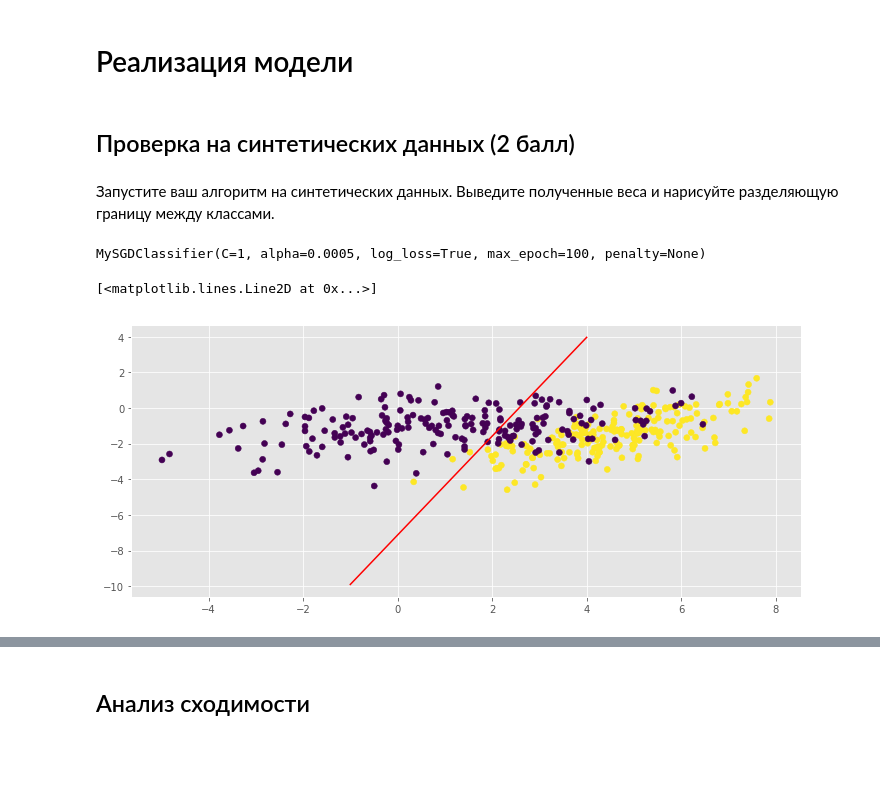
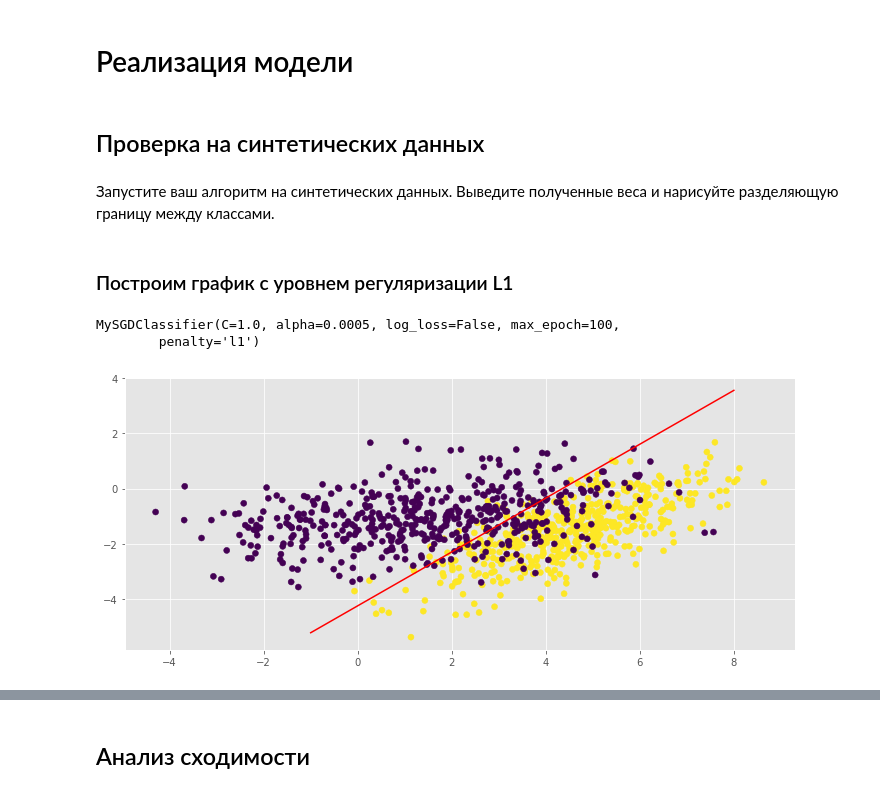
Before and after one commit to AndrewLrrr/otus-big-data, a Jupyter notebook: hw3/homework.ipynb, the cells around one changed output, grey strips where cells are left out. Cells and saved outputs as stored; diff of their text form; code cells hidden in the pictures; blank space fills up the shorter version.

```diff
--- a/hw3/homework.ipynb
+++ b/hw3/homework.ipynb
@@ -32,19 +33,21 @@ class MySGDClassifier(BaseEstimator, ClassifierMixin):
     Предполагается, что в выборке всегда 2 класса
     """
 
-    def __init__(self, C=1, alpha=0.0005, max_epoch=100, penalty='l2', log_loss=False):
+    def __init__(self, C=1.0, alpha=0.0005, max_epoch=100, penalty='l2', log_loss=False):
         """
         C - коэф. регуляризации
         alpha - скорость спуска
         max_epoch - максимальное количество эпох
+        penalty - тип регуляризации
         """
 
         self.C = C
         self.alpha = alpha
         self.max_epoch = max_epoch
+        self.penalty = penalty
+        self.log_loss = log_loss
         self.w = None
         self.loss_history = None
-        self.log_loss = log_loss
 
     def fit(self, X, y=None):
         """
@@ -69,10 +72,14 @@ class MySGDClassifier(BaseEstimator, ClassifierMixin):
             for idx in p:
                 xi = X[[idx]]
                 yi = y[idx]
-                gradients = xi.T.dot((self._sigmoid(np.dot(xi, self.w)) - yi))
+                gradients = xi.T.dot(self._sigmoid(np.dot(xi, self.w)) - yi)
+                if self.penalty == 'l2':
+                    penalty = self.C * self.w
+                    penalty[0] = 0 # Исключаем bias
+                    gradients += penalty
                 # gradients = 2 * xi.T.dot(xi.dot(self.w) - yi)
                 self.w -= self.alpha * gradients
-                if self.log_loss:
+                if self.log_loss and idx % 100 == 0:
                     self.loss_history.append(self._log_loss_all(X, y))
         return self
 
@@ -107,13 +114,19 @@ class MySGDClassifier(BaseEstimator, ClassifierMixin):
     def _log_loss_all(self, X, y):
         predictions = self._sigmoid(np.dot(X, self.w))
         loss = -np.sum(y * np.log(predictions) + (1.0 - y) * np.log(1.0 - predictions))
-        return loss / X.shape[0]
+        penalty = 0
+        if self.penalty == 'l1':
+            penalty = (self.C / 2.0 * X.shape[0]) * la.norm(self.w[1:])
+        elif self.penalty == 'l2':
+            penalty = ((self.C / 2.0 * X.shape[0]) * self.w[1:].T.dot(self.w[1:]))[0][0]
+        loss = loss / X.shape[0]
+        return loss + penalty
 
     @staticmethod
     def _sigmoid(s):
         return 1.0 / (1.0 + np.exp(-s))
 # %% [markdown]
-## Проверка на синтетических данных (2 балл)
+## Проверка на синтетических данных
 # %% [markdown]
 Запустите ваш алгоритм на синтетических данных.
 Выведите полученные веса и нарисуйте разделяющую границу между классами.
@@ -122,22 +135,23 @@ np.random.seed(0)
 
 C1 = np.array([[0., -0.8], [1.5, 0.8]])
 C2 = np.array([[1., -0.7], [2., 0.7]])
-gauss1 = np.dot(np.random.randn(200, 2) + np.array([5, 3]), C1)
-gauss2 = np.dot(np.random.randn(200, 2) + np.array([1.5, 0]), C2)
+gauss1 = np.dot(np.random.randn(500, 2) + np.array([5, 3]), C1)
+gauss2 = np.dot(np.random.randn(500, 2) + np.array([1.5, 0]), C2)
 
 X = np.vstack([gauss1, gauss2])
-y = np.r_[np.ones(200), np.zeros(200)]
-
-model = MySGDClassifier(max_epoch=100, log_loss=True)
-model.fit(X, y)
+y = np.r_[np.ones(500), np.zeros(500)]
-# %% [output]
-MySGDClassifier(C=1, alpha=0.0005, log_loss=True, max_epoch=100, penalty=None)
+# %% [markdown]
+### Построим график с уровнем регуляризации L1
+# %%
+model_l1 = MySGDClassifier(max_epoch=100, penalty='l1')
+model_l1.fit(X, y)
+# %% [output]
+MySGDClassifier(C=1.0, alpha=0.0005, log_loss=False, max_epoch=100,
+        penalty='l1')
 # %%
-x_naive = np.array([-1, 4])
-# y_naive = -(model.w[0] * x_naive + model.w[2] ) / model.w[1]
-y_naive = -(model.w[0] + model.w[1] * x_naive) / model.w[2]
+x_naive = np.array([-1, 8])
+y_naive = -(model_l1.w[0] + model_l1.w[1] * x_naive) / model_l1.w[2]
 plt.scatter(X[:,0], X[:,1], c=y)
-plt.plot(x_naive, y_naive, c='red', label='descision boundary naive')
+plt.plot(x_naive, y_naive, c='red', label='descision boundary naive');
 # %% [output]
-[<matplotlib.lines.Line2D at 0x...>]
-[figure, old version]
+[figure, new version]
```
Also changed, not shown: parts of 36 cells of this notebook.
